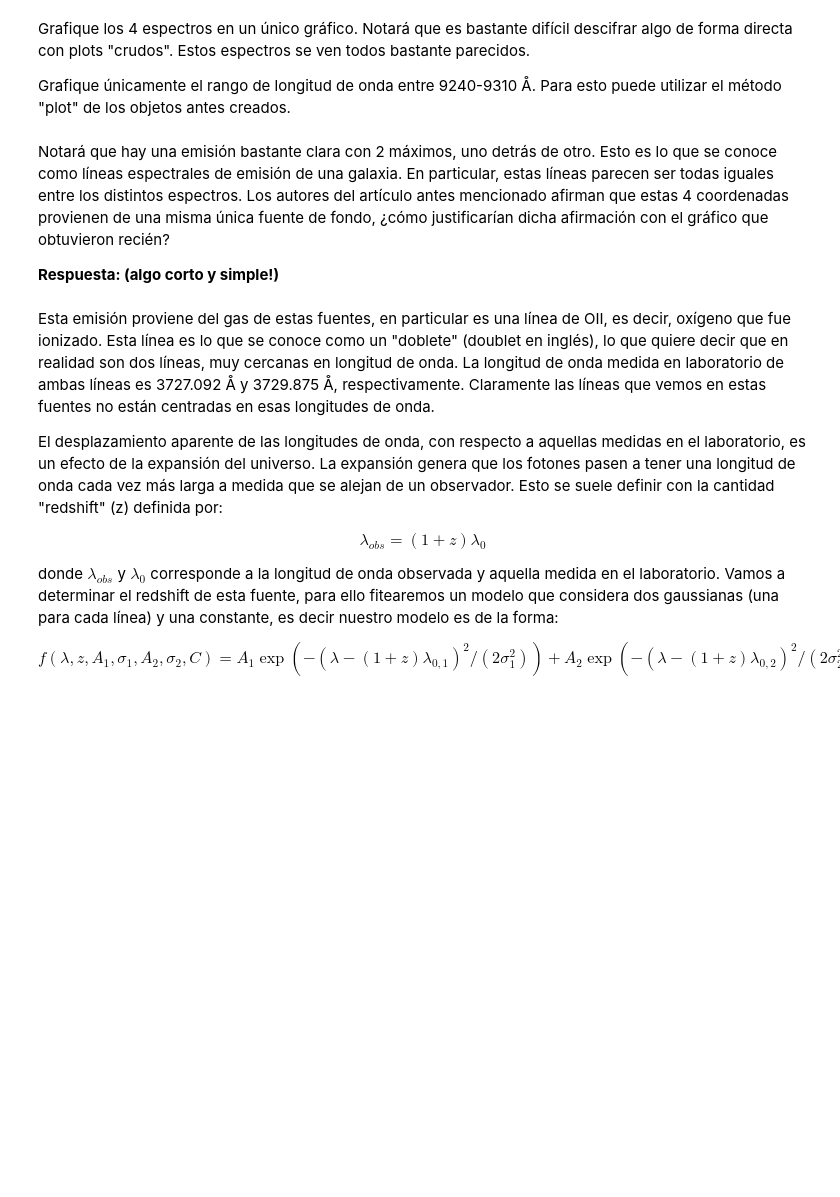
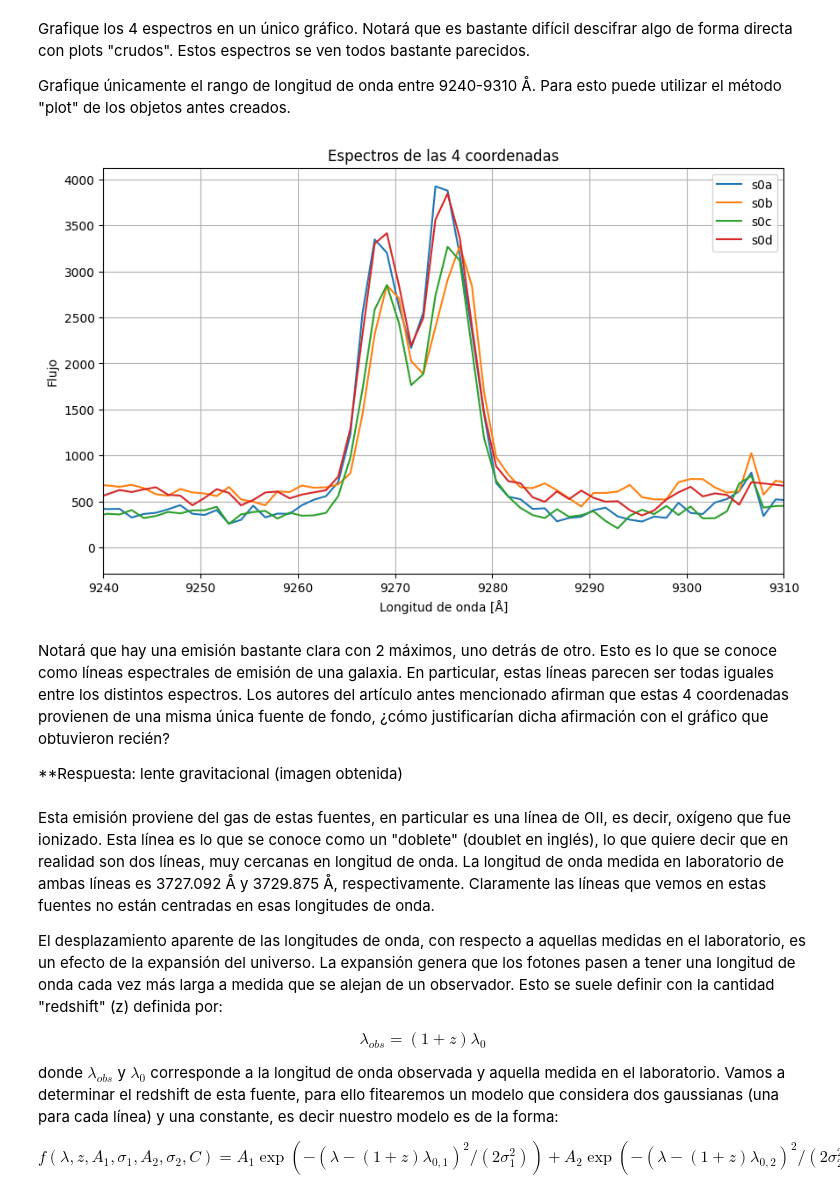
Before and after one commit to azavalac/Tarea-4-Zavala, a Jupyter notebook: Copia_de_Tarea4.ipynb, the cells around one changed output. Drawn from its saved outputs; the diff is of its cells as text; code cells hidden in the pictures; blank space fills up the shorter version.

Commit message:
Listo hasta espectro. (Quedó bonito) Continuo en gauss

```diff
--- a/Copia_de_Tarea4.ipynb
+++ b/Copia_de_Tarea4.ipynb
@@ -234,10 +234,10 @@ import mpdaf as mpdaf
 # s0(d) =  9:21:25.781, 18:10:24.64    (RA, DEC)
 
 # Cree un objeto SkyCoord para cada una de las coordenadas anteriores.
-s0a =
-s0b =
-s0c =
-s0d =
+s0a = SkyCoord('9h21m25.040s', '18d10m12.27s', frame='icrs')
+s0b = SkyCoord('9h21m25.858s', '18d10m07.24s', frame='icrs')
+s0c = SkyCoord('9h21m26.439s', '18d10m13.60s', frame='icrs')
+s0d = SkyCoord('9h21m25.781s', '18d10m24.64s', frame='icrs')
 
 # Esto mostrará las coordenadas en grados de la primera coordenada.
 print('s0a = (RA, DEC) = ',s0a.ra.value,',' ,s0a.dec.value)
@@ -256,8 +266,11 @@ Un pequeño hint: el centro debe ser de la forma (dec, ra) y cada coordenada con
 # %%
 # Rellene el código a continuación reemplazando el "CENTRO" y "radio", según corresponda.
 # Note que ya le hemos indicado al método las unidades de medida, por lo que debe ser consistente.
-
-espectro_s0a = cube.aperture(CENTRO, RADIO, unit_center=u.deg, unit_radius=u.arcsec)
-espectro_s0b = cube.aperture(CENTRO, RADIO, unit_center=u.deg, unit_radius=u.arcsec)
-espectro_s0c = cube.aperture(CENTRO, RADIO, unit_center=u.deg, unit_radius=u.arcsec)
-espectro_s0d = cube.aperture(CENTRO, RADIO, unit_center=u.deg, unit_radius=u.arcsec)
+espectro_s0a = cube.aperture((s0a.dec.value, s0a.ra.value), 2, unit_center=u.deg, unit_radius=u.arcsec)
+espectro_s0b = cube.aperture((s0b.dec.value, s0b.ra.value), 2, unit_center=u.deg, unit_radius=u.arcsec)
+espectro_s0c = cube.aperture((s0c.dec.value, s0c.ra.value), 2, unit_center=u.deg, unit_radius=u.arcsec)
+espectro_s0d = cube.aperture((s0d.dec.value, s0d.ra.value), 2, unit_center=u.deg, unit_radius=u.arcsec)
+#espectro_s0a = cube.aperture(CENTRO, RADIO, unit_center=u.deg, unit_radius=u.arcsec)
+#espectro_s0b = cube.aperture(CENTRO, RADIO, unit_center=u.deg, unit_radius=u.arcsec)
+#espectro_s0c = cube.aperture(CENTRO, RADIO, unit_center=u.deg, unit_radius=u.arcsec)
+#espectro_s0d = cube.aperture(CENTRO, RADIO, unit_center=u.deg, unit_radius=u.arcsec)
@@ -271,10 +291,35 @@ Para esto puede utilizar el método "plot" de los objetos antes creados.
+# %%
+# Inserte su gráfico a continuación:
+import matplotlib.pyplot as plt
+
+# Rango de longitud de onda
+wave_min = 9240
+wave_max = 9310
+
+# Graficar los 4 espectros
+plt.figure(figsize=(10, 6))
+
+plt.plot(espectro_s0a.wave.coord(), espectro_s0a.data, label='s0a')
+plt.plot(espectro_s0b.wave.coord(), espectro_s0b.data, label='s0b')
+plt.plot(espectro_s0c.wave.coord(), espectro_s0c.data, label='s0c')
+plt.plot(espectro_s0d.wave.coord(), espectro_s0d.data, label='s0d')
+
+plt.xlim(wave_min, wave_max)
+plt.xlabel('Longitud de onda [Å]')
+plt.ylabel('Flujo')
+plt.title('Espectros de las 4 coordenadas')
+plt.legend()
+plt.grid(True)
+plt.show()
+# %% [output]
+[figure, added]
 # %% [markdown]
 
 Notará que hay una emisión bastante clara con 2 máximos, uno detrás de otro.
 Esto es lo que se conoce como líneas espectrales de emisión de una galaxia.
 En particular, estas líneas parecen ser todas iguales entre los distintos espectros. Los autores del artículo antes mencionado afirman que estas 4 coordenadas provienen de una misma única fuente de fondo, ¿cómo justificarían dicha afirmación con el gráfico que obtuvieron recién?
 
-**Respuesta: (algo corto y simple!)**
+**Respuesta: lente gravitacional (imagen obtenida)
 # %% [markdown]
 Esta emisión proviene del gas de estas fuentes, en particular es una línea de  OII, es decir, oxígeno que fue ionizado. Esta línea es lo que se conoce como un "doblete" (doublet en inglés), lo que quiere decir que en realidad son dos líneas, muy cercanas en longitud de onda. La longitud de onda medida en laboratorio de ambas líneas es 3727.092 Å y 3729.875 Å, respectivamente. Claramente las líneas que vemos en estas fuentes no están centradas en esas longitudes de onda.
 
```
Also changed, not shown: parts of 6 cells of this notebook.
